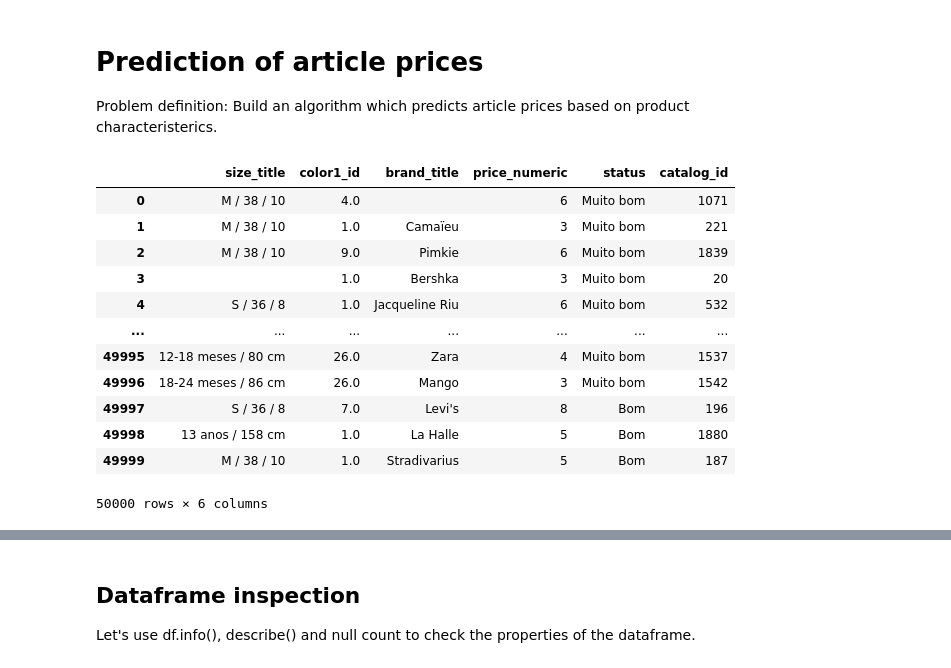
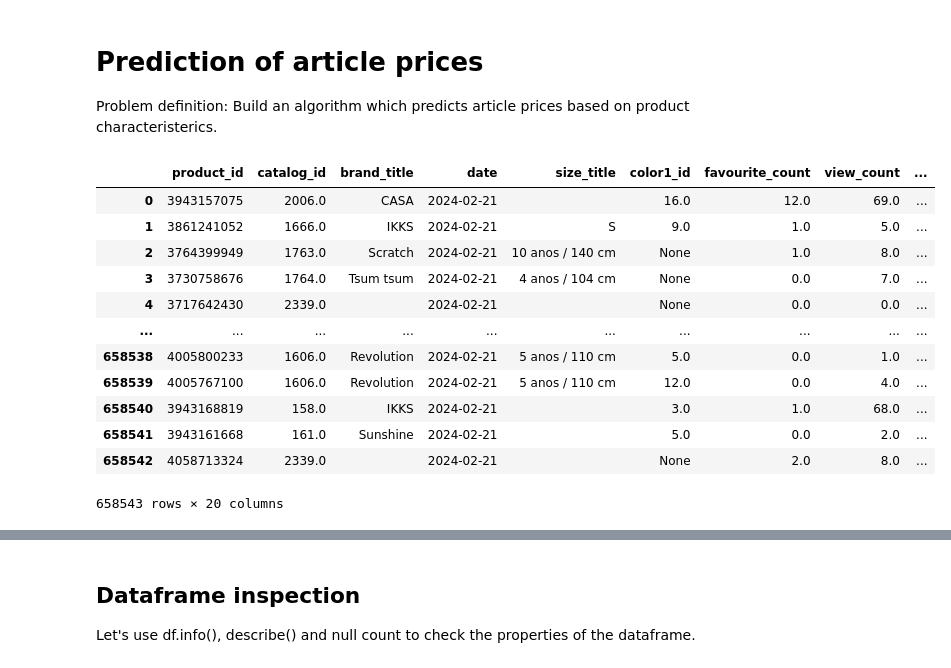
Before and after one commit to lmao420blazeit/vinted-streamlit-container, a Jupyter notebook: notebooks/price_prediction.ipynb, the cells around one changed output, grey strips where cells are left out. Drawn from its saved outputs; the diff is of its cells as text; code cells hidden in the pictures.

```diff
--- a/notebooks/price_prediction.ipynb
+++ b/notebooks/price_prediction.ipynb
@@ -9,46 +9,43 @@ import os
 import json
 import numpy as np
 
 def load_credentials(path = "aws_rds_credentials.json"):
      with open(path, 'r') as file:
           config = json.load(file)
 
      # set up credentials
      for key in config.keys():
           os.environ[key] = config[key]
 
      return
 
 
 load_credentials()
 
 aws_rds_url = f"postgresql://{os.environ['user']}:{os.environ['password']}@{os.environ['host']}:{os.environ['port']}/{os.environ['database']}?sslmode=require"
 
 # Load a sample dataset
 def load_data():
     engine = create_engine(aws_rds_url)
     sql_query = f"""SELECT *
                     FROM public.tracking_staging
-                    WHERE date >= CURRENT_DATE - INTERVAL '90 days'
-                    LIMIT 50000
                     """
     df = pd.read_sql(sql_query, engine)
     return (df)
 
 data = load_data()
-data = data[["size_title", "color1_id", "brand_title", "price_numeric", "status", "catalog_id"]]
 data
 # %% [output]
-|  | size_title | color1_id | brand_title | price_numeric | status | catalog_id |
-| 0 | M / 38 / 10 | 4.0 |  | 6 | Muito bom | 1071 |
-| 1 | M / 38 / 10 | 1.0 | Camaïeu | 3 | Muito bom | 221 |
-| 2 | M / 38 / 10 | 9.0 | Pimkie | 6 | Muito bom | 1839 |
-| 3 |  | 1.0 | Bershka | 3 | Muito bom | 20 |
-| 4 | S / 36 / 8 | 1.0 | Jacqueline Riu | 6 | Muito bom | 532 |
-| ... | ... | ... | ... | ... | ... | ... |
-| 49995 | 12-18 meses / 80 cm | 26.0 | Zara | 4 | Muito bom | 1537 |
-| 49996 | 18-24 meses / 86 cm | 26.0 | Mango | 3 | Muito bom | 1542 |
-| 49997 | S / 36 / 8 | 7.0 | Levi's | 8 | Bom | 196 |
-| 49998 | 13 anos / 158 cm | 1.0 | La Halle | 5 | Bom | 1880 |
-| 49999 | M / 38 / 10 | 1.0 | Stradivarius | 5 | Bom | 187 |
+|  | product_id | catalog_id | brand_title | date | size_title | color1_id | favourite_count | view_count | ... |
+| 0 | 3943157075 | 2006.0 | CASA | 2024-02-21 |  | 16.0 | 12.0 | 69.0 | ... |
+| 1 | 3861241052 | 1666.0 | IKKS | 2024-02-21 | S | 9.0 | 1.0 | 5.0 | ... |
+| 2 | 3764399949 | 1763.0 | Scratch | 2024-02-21 | 10 anos / 140 cm | None | 1.0 | 8.0 | ... |
+| 3 | 3730758676 | 1764.0 | Tsum tsum | 2024-02-21 | 4 anos / 104 cm | None | 0.0 | 7.0 | ... |
+| 4 | 3717642430 | 2339.0 |  | 2024-02-21 |  | None | 0.0 | 0.0 | ... |
+| ... | ... | ... | ... | ... | ... | ... | ... | ... | ... |
+| 658538 | 4005800233 | 1606.0 | Revolution | 2024-02-21 | 5 anos / 110 cm | 5.0 | 0.0 | 1.0 | ... |
+| 658539 | 4005767100 | 1606.0 | Revolution | 2024-02-21 | 5 anos / 110 cm | 12.0 | 0.0 | 4.0 | ... |
+| 658540 | 3943168819 | 158.0 | IKKS | 2024-02-21 |  | 3.0 | 1.0 | 68.0 | ... |
+| 658541 | 3943161668 | 161.0 | Sunshine | 2024-02-21 |  | 5.0 | 0.0 | 2.0 | ... |
+| 658542 | 4058713324 | 2339.0 |  | 2024-02-21 |  | None | 2.0 | 8.0 | ... |
-50000 rows × 6 columns
+658543 rows × 20 columns
```
Also changed, not shown: parts of 25 cells of this notebook, 21 other files.
